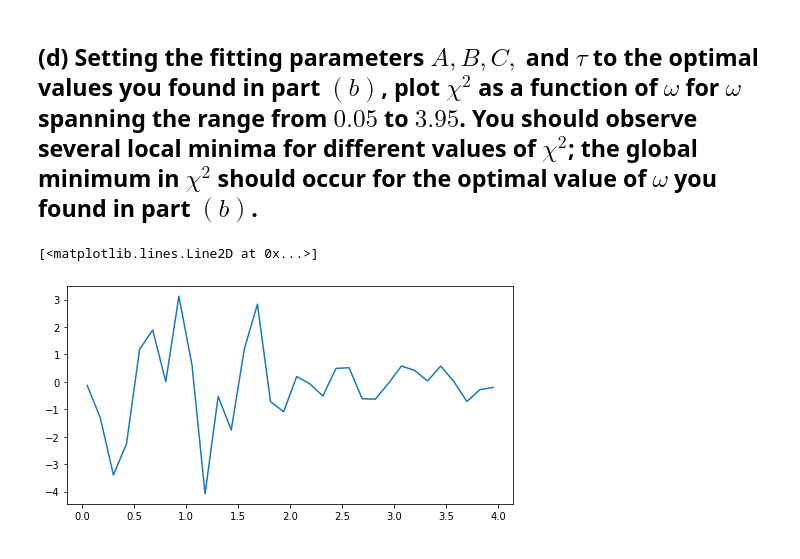
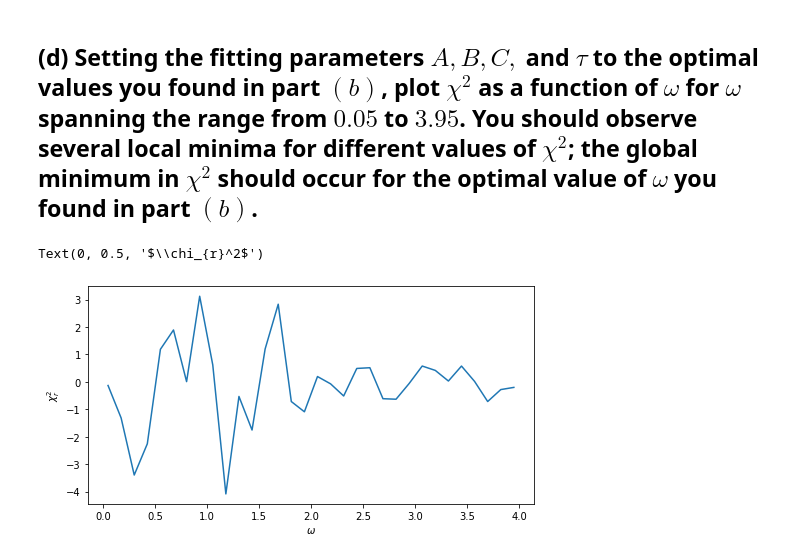
Before and after one commit to SEB91QA/Python-Exercises, a Jupyter notebook: Exercises_8.ipynb, the cells around one changed output. Saved outputs shown, nothing was run; the diff lists cells and outputs as text; code cells hidden in the pictures.

```diff
--- a/Exercises_8.ipynb
+++ b/Exercises_8.ipynb
@@ -602,26 +602,31 @@ Text(0.8, 0.65, '$\\omega$ =1.8')
 # %%
 import numpy as np
 import matplotlib.pyplot as plt
 from mpl_toolkits.mplot3d import Axes3D
 
 
 def oscDecay(t, A, B, C, tau, omega):
     return A*(1 + B*np.cos(omega*t))*np.exp(-t**2/(2*tau**2)) + C
 
 
 t, s, ds = np.loadtxt('dataexercise8_5.txt', skiprows=4, unpack=True)
 
 
 omega = np.linspace(0.05, 3.95, 32)
 
 chiq = s - oscDecay(t, 14.5, 0.6, 18.3, 16.2, omega)
 
 chiqr = (1./3)*chiq
 
 
 fig, ax = plt.subplots(figsize=(8, 4))
 
 ax.plot(omega, chiqr)
+ax.set_xlabel('$\omega$')
+ax.set_ylabel('$\chi_{r}^2$')
+
+
+#Still some corrections to make
 # %% [output]
-[<matplotlib.lines.Line2D at 0x...>]
+Text(0, 0.5, '$\\chi_{r}^2$')
-[figure, old version]
+[figure, new version]
```
